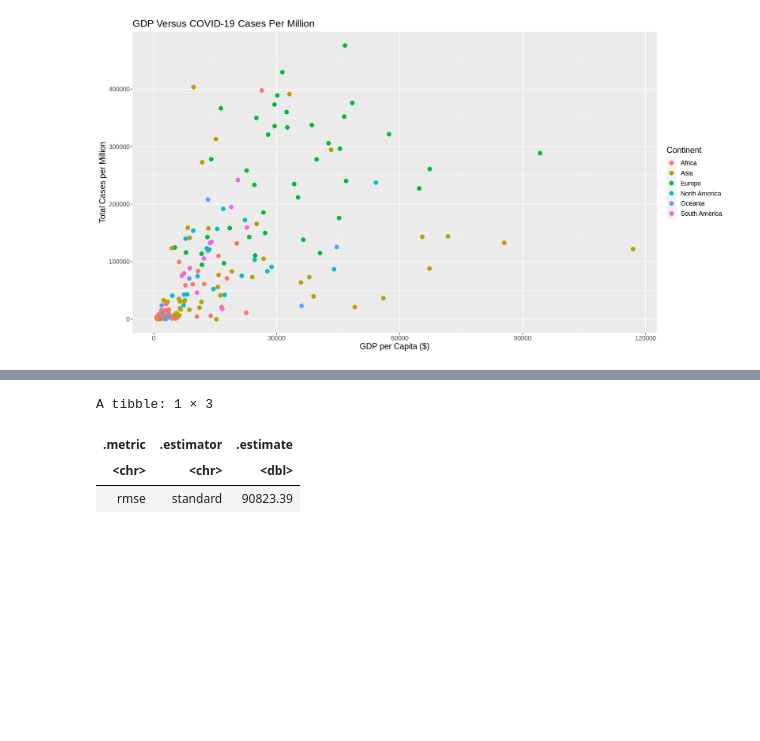
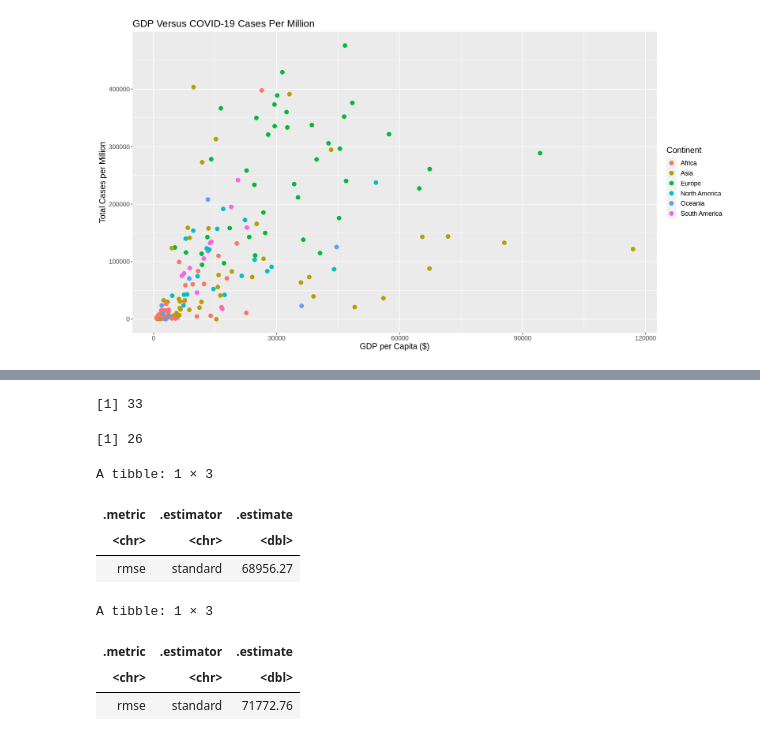
Before and after one commit to jerryyvn/DSCI-Group-11-Project, a Jupyter notebook: project_proposal.ipynb, the cells around one changed output, grey strips where cells are left out. Cells and saved outputs as stored; diff of their text form; code cells hidden in the pictures; blank space fills up the shorter version.

```diff
--- a/project_proposal.ipynb
+++ b/project_proposal.ipynb
@@ -154,8 +147,12 @@ covid_train = training(covid_data_split)
 covid_test = testing(covid_data_split)
 # %%
 set.seed(1234)
-# Model Spec, here we are using knn linear regression
+# Model Spec to pick the optimal neighbors, here we are using knn linear regression
 covid_data_spec = nearest_neighbor(weight_func = "rectangular", neighbors = tune()) %>%
+                    set_engine("kknn") %>%
+                    set_mode("regression")
+
+covid_data_spec_le = nearest_neighbor(weight_func = "rectangular", neighbors = tune()) %>%
                     set_engine("kknn") %>%
                     set_mode("regression")
 
@@ -164,6 +161,10 @@ covid_data_spec = nearest_neighbor(weight_func = "rectangular", neighbors = tune
 covid_recipe = recipe(total_cases_per_million ~ gdp_per_capita, data = covid_train) %>%
                 step_scale(all_predictors()) %>%
                 step_center(all_predictors())
+
+covid_recipe_le = recipe(total_cases_per_million ~ life_expectancy, data = covid_train) %>%
+                    step_scale(all_predictors()) %>%
+                    step_center(all_predictors())
 # %%
 set.seed(1234)
 
@@ -172,6 +173,10 @@ covid_workflow = workflow() %>%
             add_recipe(covid_recipe) %>%
             add_model(covid_data_spec)
 
+covid_workflow_le = workflow() %>%
+                    add_recipe(covid_recipe_le) %>%
+                    add_model(covid_data_spec_le)
+
 covid_vfold = vfold_cv(covid_train, v = 5, strata = total_cases_per_million)
 # %%
 set.seed(5678)
@@ -179,40 +184,73 @@ grid_vals = tibble(neighbors = seq(from = 1, to = 70))
 covid_result = covid_workflow %>%
                 tune_grid(resamples = covid_vfold, grid = grid_vals) %>%
                 collect_metrics()
+
+covid_result_le = covid_workflow_le %>%
+                tune_grid(resamples = covid_vfold, grid = grid_vals) %>%
+                collect_metrics()
 # %%
 set.seed(5679)
 
+# Pull the k value that gives us the best mean value
 k_min = covid_result %>%
         filter(.metric == "rmse") %>%
         arrange(mean) %>%
         slice(1) %>% pull(1)
 
-# k_min
+k_min_le = covid_result_le %>%
+            filter(.metric == "rmse") %>%
+            arrange(mean) %>%
+            slice(1) %>% pull(1)
+k_min_le
+k_min
+# %% [output]
+[1] 33
+[1] 26
 # %%
 set.seed(1234)
 
 # We got our optimal k value, so we create a best spec with our new k.
 covid_best_spec = nearest_neighbor(weight_func = "rectangular", neighbors = k_min) %>%
                     set_engine("kknn") %>%
                     set_mode("regression")
 
+covid_best_spec_le = nearest_neighbor(weight_func = "rectangular", neighbors = k_min_le) %>%
+                        set_engine("kknn") %>%
+                        set_mode("regression")
+
 # Create a best fit workflow with our new spec and pass in the training data.
 covid_best_fit = workflow() %>%
                     add_recipe(covid_recipe) %>%
                     add_model(covid_best_spec) %>%
+                    fit(data = covid_train)
+
+covid_best_fit_le = workflow() %>%
+                    add_recipe(covid_recipe_le) %>%
+                    add_model(covid_best_spec_le) %>%
                     fit(data = covid_train)
 
 covid_summary = covid_best_fit %>%
                 predict(covid_test) %>%
                 bind_cols(covid_test) %>%
                 metrics(truth = total_cases_per_million, estimate = .pred) %>%
                 filter(.metric == "rmse")
+
+covid_summary_le = covid_best_fit_le %>%
+                    predict(covid_test) %>%
+                    bind_cols(covid_test) %>%
+                    metrics(truth = total_cases_per_million, estimate = .pred) %>%
+                    filter(.metric == "rmse")
 covid_summary
+covid_summary_le
 # %% [output]
 A tibble: 1 × 3
 | .metric | .estimator | .estimate |
 | <chr> | <chr> | <dbl> |
-| rmse | standard | 90823.39 |
+| rmse | standard | 68956.27 |
+A tibble: 1 × 3
+| .metric | .estimator | .estimate |
+| <chr> | <chr> | <dbl> |
+| rmse | standard | 71772.76 |
 # %%
 set.seed(5678)
 options(repr.plot.width = 18, repr.plot.height = 7)
```
Also changed, not shown: parts of 5 cells of this notebook.
